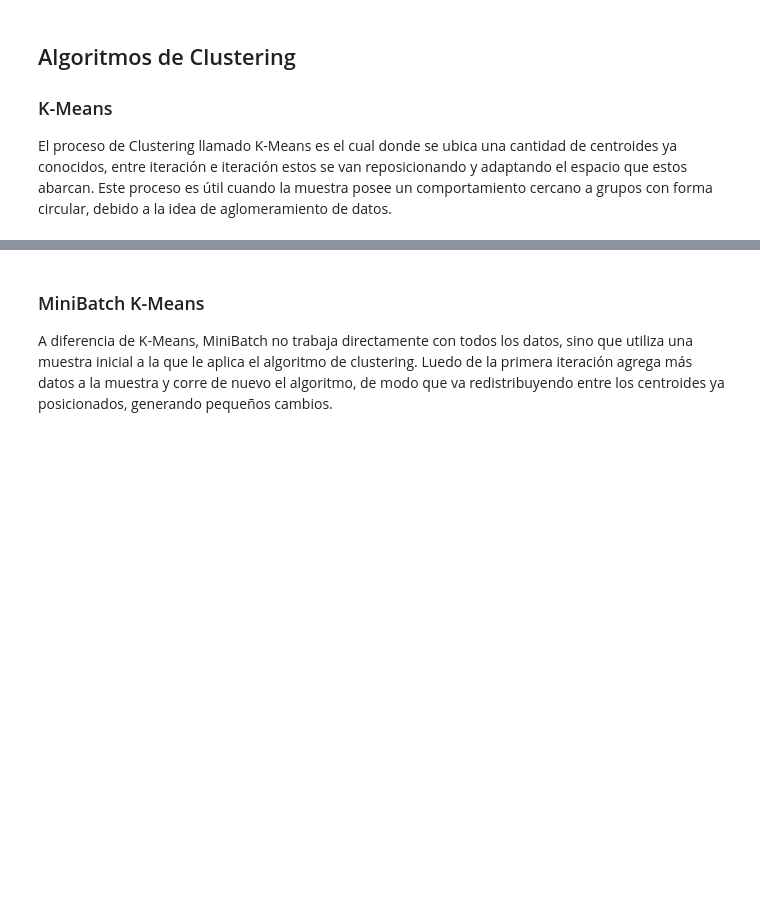
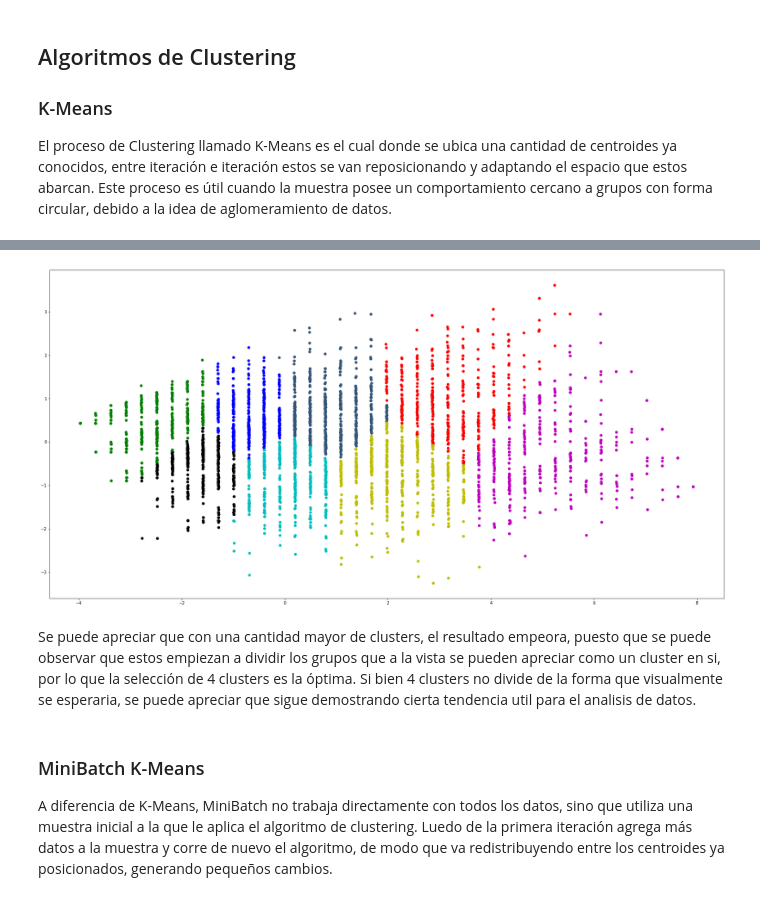
Before and after one commit to claudiogalaz/T1-DM, a Jupyter notebook: Tarea-1-Minería-de-Datos.ipynb, the cells around one changed output, grey strips where cells are left out. Saved outputs shown, nothing was run; the diff lists cells and outputs as text; code cells hidden in the pictures; blank space fills up the shorter version.

```diff
--- a/Tarea-1-Minería-de-Datos.ipynb
+++ b/Tarea-1-Minería-de-Datos.ipynb
@@ -112,3 +185,18 @@ plt.show()
+# %%
+k_means_2 = KMeans(init="k-means++", n_clusters=8, n_init=5)
+k_means_2.fit(data_final)
+kmlabels_2 = k_means_2.labels_
+kmcluster_2 = k_means_2.cluster_centers_
+# %%
+plt.figure(figsize=(30,15))
+plot = plt.scatter(X_m,Y_m,c= colormap[kmlabels_2] )
+
+plt.show()
+# %% [output]
+[figure, added]
+# %% [markdown]
+Se puede apreciar que con una cantidad mayor de clusters, el resultado empeora, puesto que se puede observar que estos empiezan a dividir los grupos que a la vista se pueden apreciar como un cluster en si, por lo que la selección de 4 clusters es la óptima.
+Si bien 4 clusters no divide de la forma que visualmente se esperaria, se puede apreciar que sigue demostrando cierta tendencia util para el analisis de datos.
 # %% [markdown]
 ### MiniBatch K-Means
 A diferencia de K-Means, MiniBatch no trabaja directamente con todos los datos, sino que utiliza una muestra inicial a la que le aplica el algoritmo de clustering. Luedo de la primera iteración agrega más datos a la muestra y corre de nuevo el algoritmo, de modo que va redistribuyendo entre los centroides ya posicionados, generando pequeños cambios.
```
Also changed, not shown: parts of 67 cells of this notebook.
